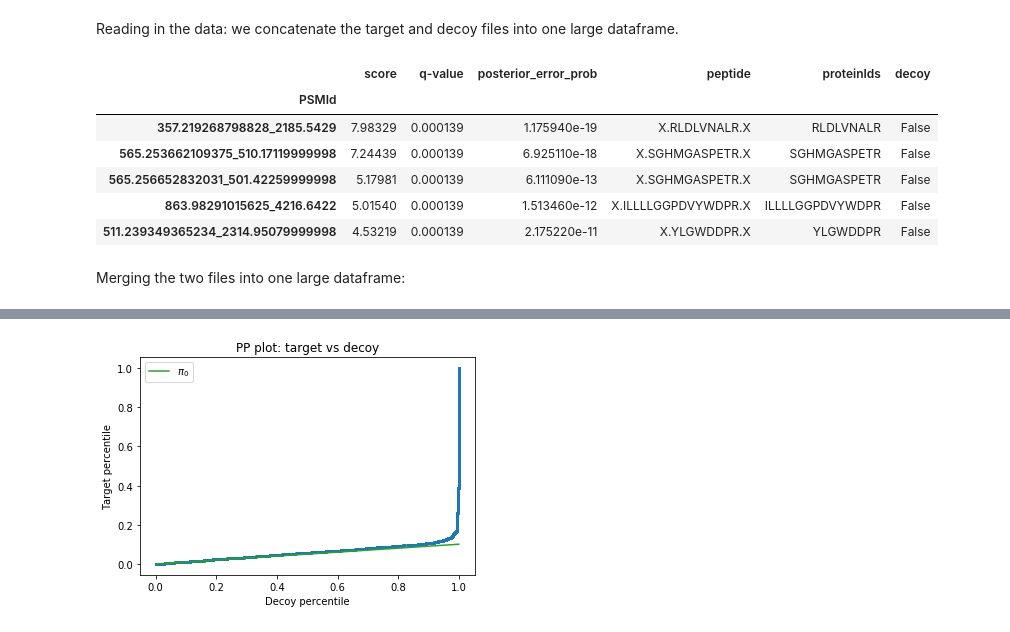
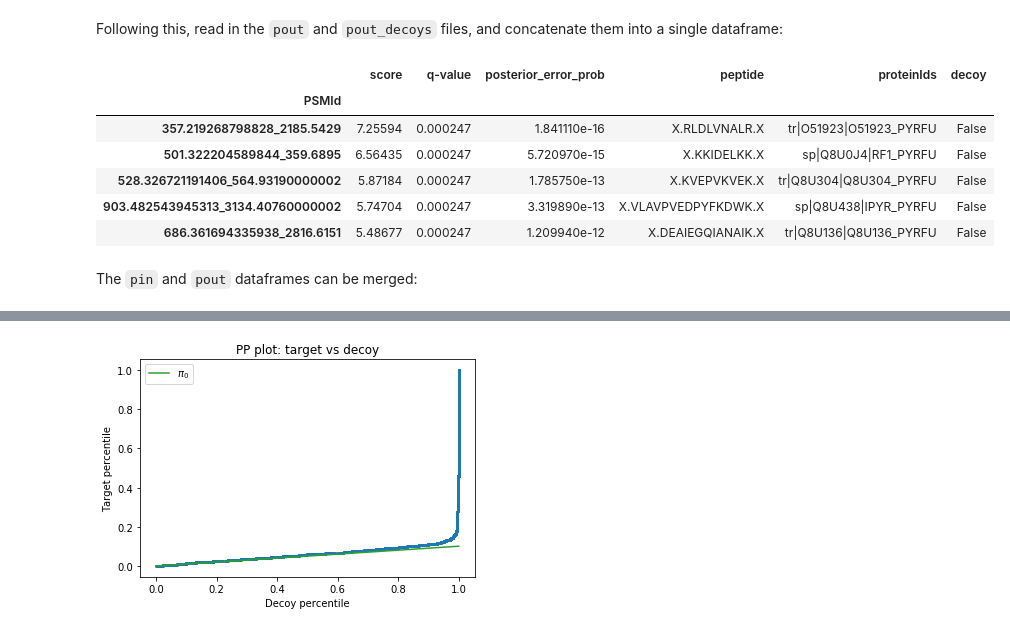
Before and after one commit to compomics/ms2rescore, a Jupyter notebook: manuscript/reproducing-results.ipynb, the cells around one changed output, grey strips where cells are left out. Cells and saved outputs as stored; diff of their text form; code cells hidden in the pictures.

```diff
--- a/manuscript/reproducing-results.ipynb
+++ b/manuscript/reproducing-results.ipynb
@@ -55,25 +71,25 @@ pin.head()
-# %% [markdown]
-Reading in the data: we concatenate the target and decoy files into one large dataframe.
+# %% [markdown]
+Following this, read in the `pout` and `pout_decoys` files, and concatenate them into a single dataframe:
 # %%
 pout = pd.read_csv('pyrfu/Velos005137.pout', index_col=0, sep='\t')
 pout['decoy'] = [False] * len(pout)
 
-pout_dec = pd.read_csv('pyrfu/Velos005137.pout_dec', index_col=0, sep='\t')
+pout_dec = pd.read_csv('pyrfu/Velos005137.pout_decoys', index_col=0, sep='\t')
 pout_dec['decoy'] = [True] * len(pout_dec)
 
 pout = pd.concat([pout, pout_dec])
 
 pout.head()
 # %% [output]
 |  | score | q-value | posterior_error_prob | peptide | proteinIds | decoy |
 | PSMId |  |  |  |  |  |  |
-| 357.219268798828_2185.5429 | 7.98329 | 0.000139 | 1.175940e-19 | X.RLDLVNALR.X | RLDLVNALR | False |
-| 565.253662109375_510.17119999998 | 7.24439 | 0.000139 | 6.925110e-18 | X.SGHMGASPETR.X | SGHMGASPETR | False |
-| 565.256652832031_501.42259999998 | 5.17981 | 0.000139 | 6.111090e-13 | X.SGHMGASPETR.X | SGHMGASPETR | False |
-| 863.98291015625_4216.6422 | 5.01540 | 0.000139 | 1.513460e-12 | X.ILLLLGGPDVYWDPR.X | ILLLLGGPDVYWDPR | False |
-| 511.239349365234_2314.95079999998 | 4.53219 | 0.000139 | 2.175220e-11 | X.YLGWDDPR.X | YLGWDDPR | False |
+| 357.219268798828_2185.5429 | 7.25594 | 0.000247 | 1.841110e-16 | X.RLDLVNALR.X | tr|O51923|O51923_PYRFU | False |
+| 501.322204589844_359.6895 | 6.56435 | 0.000247 | 5.720970e-15 | X.KKIDELKK.X | sp|Q8U0J4|RF1_PYRFU | False |
+| 528.326721191406_564.93190000002 | 5.87184 | 0.000247 | 1.785750e-13 | X.KVEPVKVEK.X | tr|Q8U304|Q8U304_PYRFU | False |
+| 903.482543945313_3134.40760000002 | 5.74704 | 0.000247 | 3.319890e-13 | X.VLAVPVEDPYFKDWK.X | sp|Q8U438|IPYR_PYRFU | False |
+| 686.361694335938_2816.6151 | 5.48677 | 0.000247 | 1.209940e-12 | X.DEAIEGQIANAIK.X | tr|Q8U136|Q8U136_PYRFU | False |
-# %% [markdown]
-Merging the two files into one large dataframe:
+# %% [markdown]
+The `pin` and `pout` dataframes can be merged:
 # %%
 df = pd.merge(pin, pout, left_index=True, right_index=True)
 df.head()
```
Also changed, not shown: parts of 17 cells of this notebook, 2 other files.
